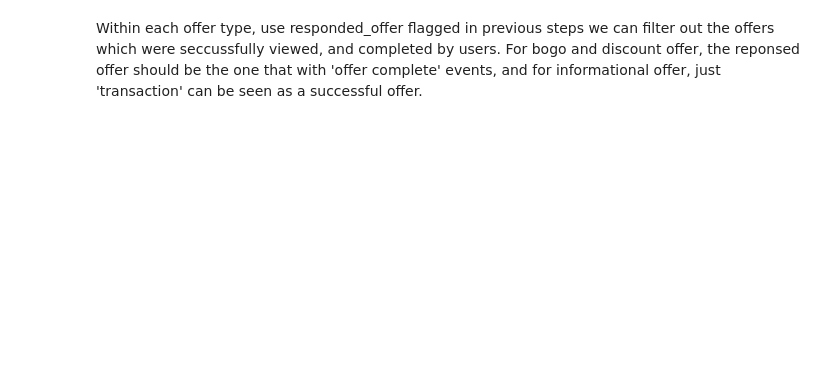
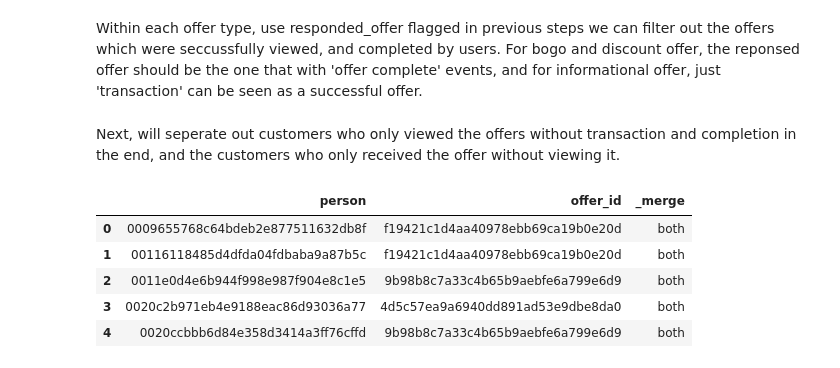
Before and after one commit to JcFreya/Starbucks-Capstone-Challenge, a Jupyter notebook: Starbucks_Capstone_notebook.ipynb, the cells around one changed output. Cells and saved outputs as stored; diff of their text form; code cells hidden in the pictures; blank space fills up the shorter version.

```diff
--- a/Starbucks_Capstone_notebook.ipynb
+++ b/Starbucks_Capstone_notebook.ipynb
@@ -381,7 +381,7 @@ transactions_after_viewed = transcript_processed[(transcript_processed['event']=
 transactions_after_viewed['pre_offer_id'] = transactions_after_viewed.groupby(['person', 'offer_id'])['offer_id'].shift()
 
 # create flag for responsed offer which competed after customer viewing the offer
-transactions_after_viewed['responsed_offer'] = np.where(transactions_after_viewed['pre_offer_id']==\
+transactions_after_viewed['completed_offer'] = np.where(transactions_after_viewed['pre_offer_id']==\
                                                        transactions_after_viewed['offer_id'],1,0)
 # %%
 # quick view on dataset
@@ -398,7 +398,7 @@ transactions_after_viewed.head()
 offer_received = transcript_processed[transcript_processed['event']=='offer received']
 
 offer_received['pre_offer_id']=np.nan
-offer_received['responsed_offer']=np.nan
+offer_received['completed_offer']=np.nan
 
 transcript_processed = offer_received.append(transactions_after_viewed).sort_values(['person','time'])
 transcript_processed.head()
@@ -462,0 +463,18 @@ discount_completed = discount[['person','offer_id']][(discount['responsed_offer'
+# %% [markdown]
+Next, will seperate out customers who only viewed the offers without transaction and completion in the end, and the customers who only received the offer without viewing it.
+# %%
+# filter out offer with transactions or completed, and offer which have viewed events
+bogo_ids_transaction_completed = bogo[['person','offer_id']][(bogo['event']=='transaction') | \
+                            (bogo['event']=='offer completed') ].groupby(['person','offer_id']).count().reset_index()
+bogo_ids_received = bogo[['person','offer_id']][bogo['event']=='offer received'].groupby(['person','offer_id']).count().reset_index()
+
+# get the offer records which was only viewed without transaction and completion
+bogo_merged = bogo_ids_transaction_completed.merge(bogo_ids_received,how='right',on=['person','offer_id'],indicator=True)
+bogo_merged.head()
+# %% [output]
+|  | person | offer_id | _merge |
+| 0 | 0009655768c64bdeb2e877511632db8f | f19421c1d4aa40978ebb69ca19b0e20d | both |
+| 1 | 00116118485d4dfda04fdbaba9a87b5c | f19421c1d4aa40978ebb69ca19b0e20d | both |
+| 2 | 0011e0d4e6b944f998e987f904e8c1e5 | 9b98b8c7a33c4b65b9aebfe6a799e6d9 | both |
+| 3 | 0020c2b971eb4e9188eac86d93036a77 | 4d5c57ea9a6940dd891ad53e9dbe8da0 | both |
+| 4 | 0020ccbbb6d84e358d3414a3ff76cffd | 9b98b8c7a33c4b65b9aebfe6a799e6d9 | both |
```
Also changed, not shown: parts of 18 cells of this notebook.
